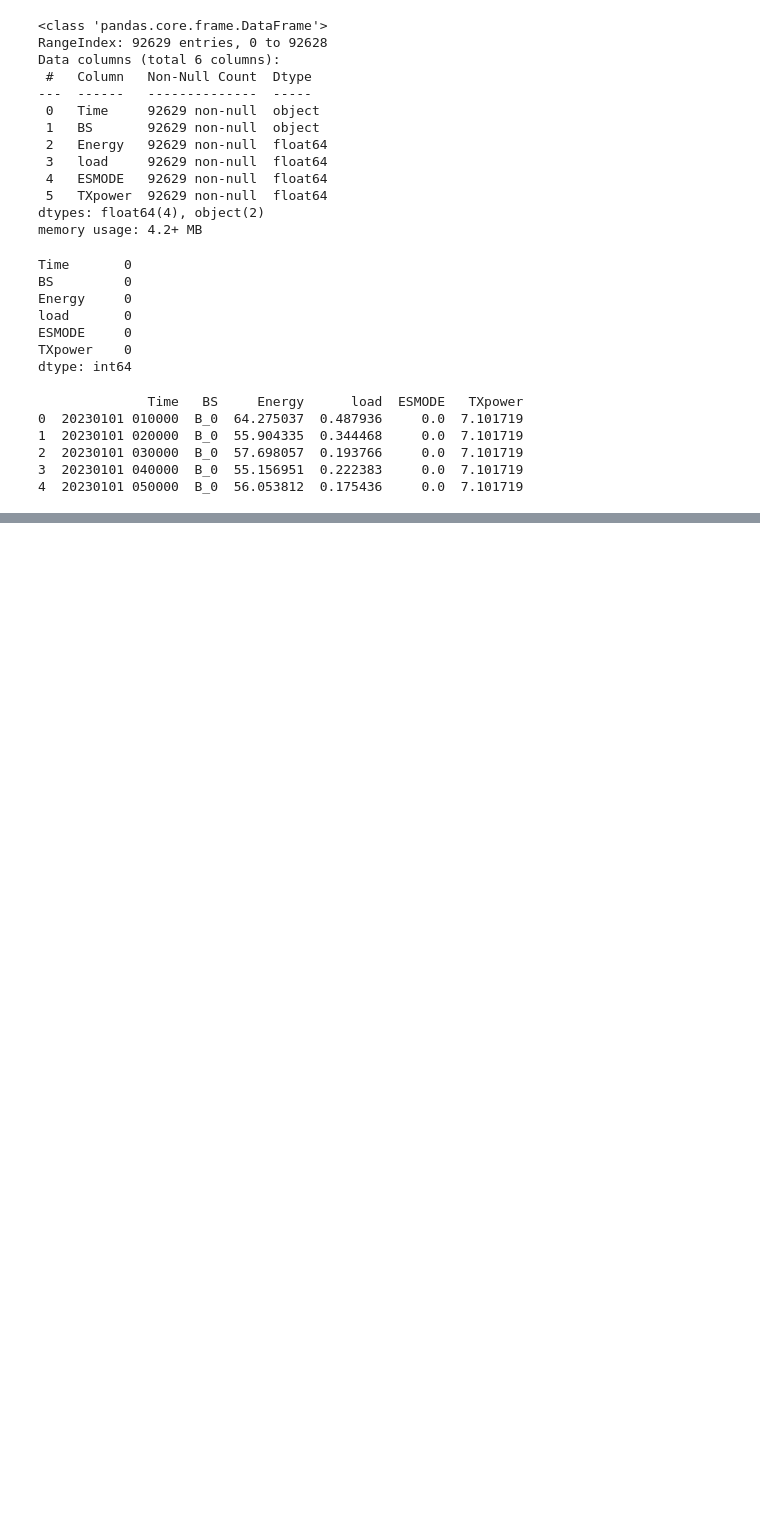
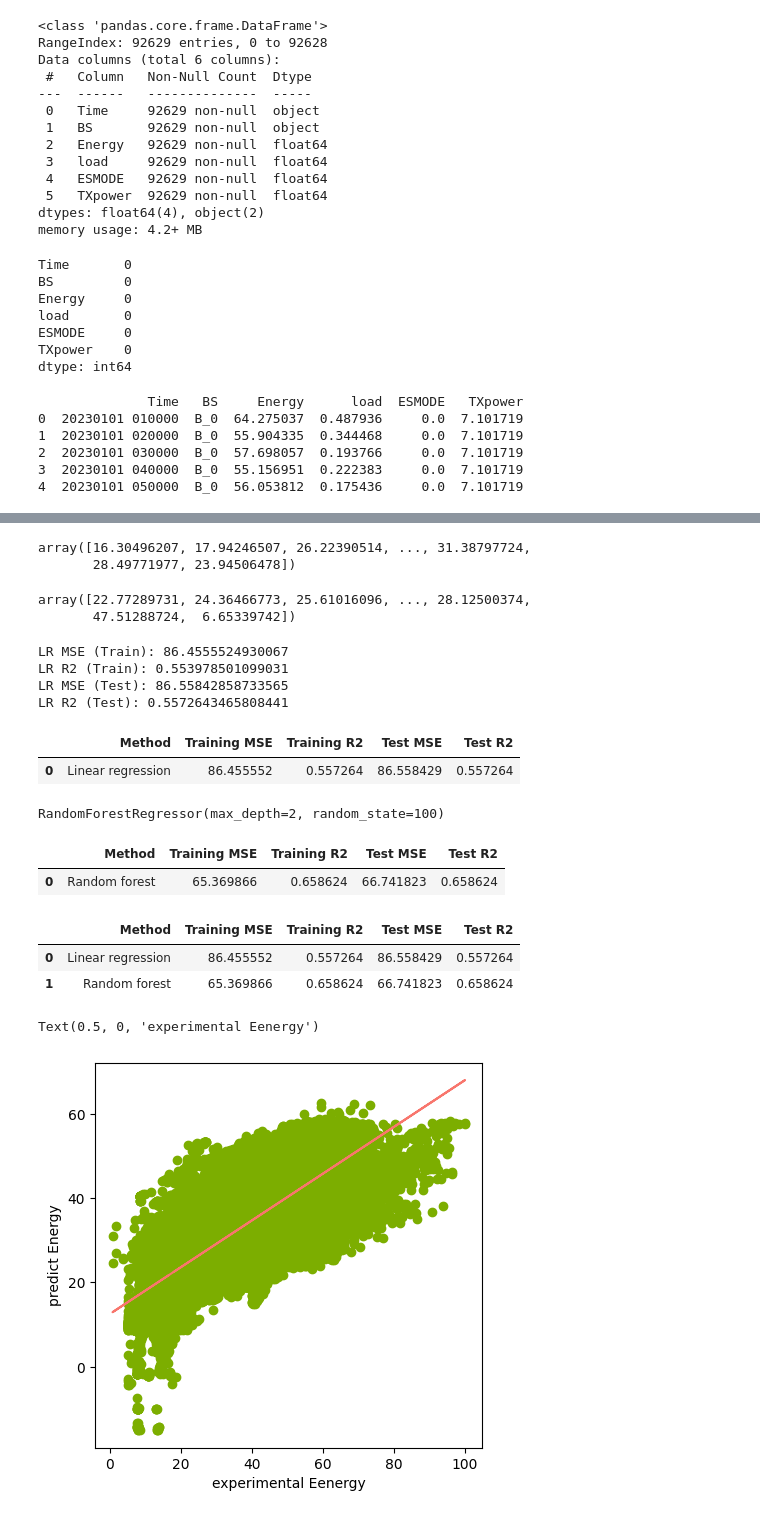
Before and after one commit to patech123/gomycode-data-science, a Jupyter notebook: Supervised_Learning_Regression_Checkpoint.ipynb, the cells around one changed output, grey strips where cells are left out. Saved outputs shown, nothing was run; the diff lists cells and outputs as text; code cells hidden in the pictures; blank space fills up the shorter version.

```diff
--- a/Supervised_Learning_Regression_Checkpoint.ipynb
+++ b/Supervised_Learning_Regression_Checkpoint.ipynb
@@ -127,0 +64,2 @@ print(df_no_duplicates.head())
+# %%
+df['Time'] = pd.to_datetime(df['Time'])
@@ -127,0 +114,3 @@ print(df_no_duplicates.head())
+# %%
+X = df.drop(['Energy', 'Time'],axis=1)
+X
@@ -133,0 +200,13 @@ ValueError: could not convert string to float: '20230103 080000'
+# %%
+y_lr_train_pred = lr.predict(X_train)
+y_lr_test_pred = lr.predict(X_test)
+# %%
+y_lr_train_pred
+# %% [output]
+array([16.30496207, 17.94246507, 26.22390514, ..., 31.38797724,
+       28.49771977, 23.94506478])
+# %%
+y_lr_test_pred
+# %% [output]
+array([22.77289731, 24.36466773, 25.61016096, ..., 28.12500374,
+       47.51288724,  6.65339742])
@@ -133,0 +220,10 @@ ValueError: could not convert string to float: '20230103 080000'
+# %%
+print('LR MSE (Train):', lr_train_mse)
+print('LR R2 (Train):', lr_train_r2)
+print('LR MSE (Test):', lr_test_mse)
+print('LR R2 (Test):', lr_test_r2)
+# %% [output]
+LR MSE (Train): 86.4555524930067
+LR R2 (Train): 0.553978501099031
+LR MSE (Test): 86.55842858733565
+LR R2 (Test): 0.5572643465808441
@@ -133,0 +233,12 @@ ValueError: could not convert string to float: '20230103 080000'
+# %%
+lr_results
+# %% [output]
+|  | Method | Training MSE | Training R2 | Test MSE | Test R2 |
+| 0 | Linear regression | 86.455552 | 0.557264 | 86.558429 | 0.557264 |
+# %%
+from sklearn.ensemble import RandomForestRegressor
+
+rf = RandomForestRegressor(max_depth=2, random_state=100)
+rf.fit(X_train, y_train)
+# %% [output]
+RandomForestRegressor(max_depth=2, random_state=100)
@@ -133,0 +255,29 @@ ValueError: could not convert string to float: '20230103 080000'
+# %%
+rf_results = pd.DataFrame(['Random forest', rf_train_mse, rf_test_r2, rf_test_mse, rf_test_r2]).transpose()
+rf_results.columns=['Method', 'Training MSE', 'Training R2', 'Test MSE', 'Test R2']
+rf_results
+# %% [output]
+|  | Method | Training MSE | Training R2 | Test MSE | Test R2 |
+| 0 | Random forest | 65.369866 | 0.658624 | 66.741823 | 0.658624 |
+# %%
+df_models = pd.concat([lr_results, rf_results], axis=0).reset_index(drop=True)
+df_models
+# %% [output]
+|  | Method | Training MSE | Training R2 | Test MSE | Test R2 |
+| 0 | Linear regression | 86.455552 | 0.557264 | 86.558429 | 0.557264 |
+| 1 | Random forest | 65.369866 | 0.658624 | 66.741823 | 0.658624 |
+# %%
+import matplotlib.pyplot as plt
+import numpy as np
+plt.figure(figsize=(5,5))
+plt.scatter(x=y_train, y=y_lr_train_pred, c="#7CAE00" )
+
+z = np.polyfit(y_train, y_lr_train_pred, 1)
+p = np.poly1d(z)
+
+plt.plot(y_train, p(y_train), '#F8766D')
+plt.ylabel('predict Energy')
+plt.xlabel('experimental Eenergy')
+# %% [output]
+Text(0.5, 0, 'experimental Eenergy')
+[figure, added]
```
Also changed, not shown: parts of 22 cells of this notebook.
